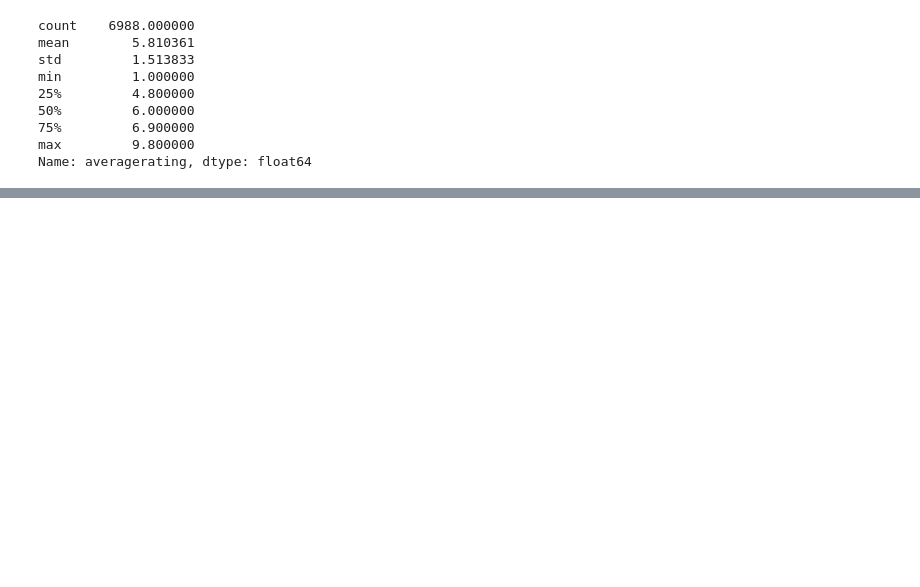
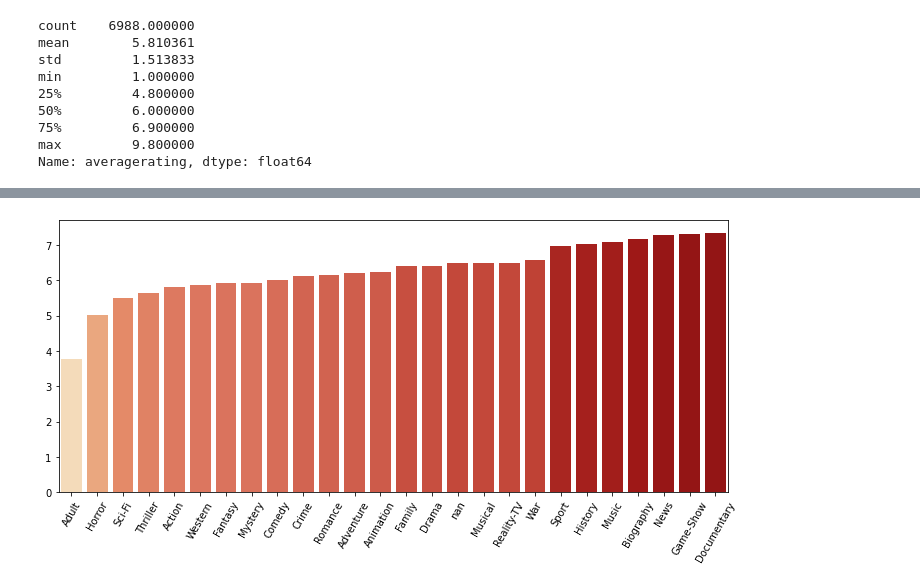
Before and after one commit to jonnyhof/phase1_project, a Jupyter notebook: scratch.ipynb, the cells around one changed output, grey strips where cells are left out. Cells and saved outputs as stored; diff of their text form; code cells hidden in the pictures; blank space fills up the shorter version.

```diff
--- a/scratch.ipynb
+++ b/scratch.ipynb
@@ -297,0 +256,17 @@ ax.tick_params(axis='x', labelrotation = 60)
+# %%
+# Lets try ascending to see if it looks better
+ratings_dict_sorted = dict(sorted(ratings_dict.items(), key=lambda item: item[1]))
+
+ratings_sorted = [value for key, value in ratings_dict_sorted.items()]
+genres_sorted = [key for key, value in ratings_dict_sorted.items()]
+
+norm = plt.Normalize(min(ratings_sorted)-1, max(ratings_sorted)+.5)
+colors = plt.cm.OrRd(norm(ratings_sorted))
+
+fig, ax = plt.subplots(figsize=(12,5))
+
+sns.barplot(genres_sorted, ratings_sorted, palette = colors)
+
+ax.tick_params(axis='x', labelrotation = 60)
+# %% [output]
+[figure, added]
```
Also changed, not shown: parts of 19 cells of this notebook.
